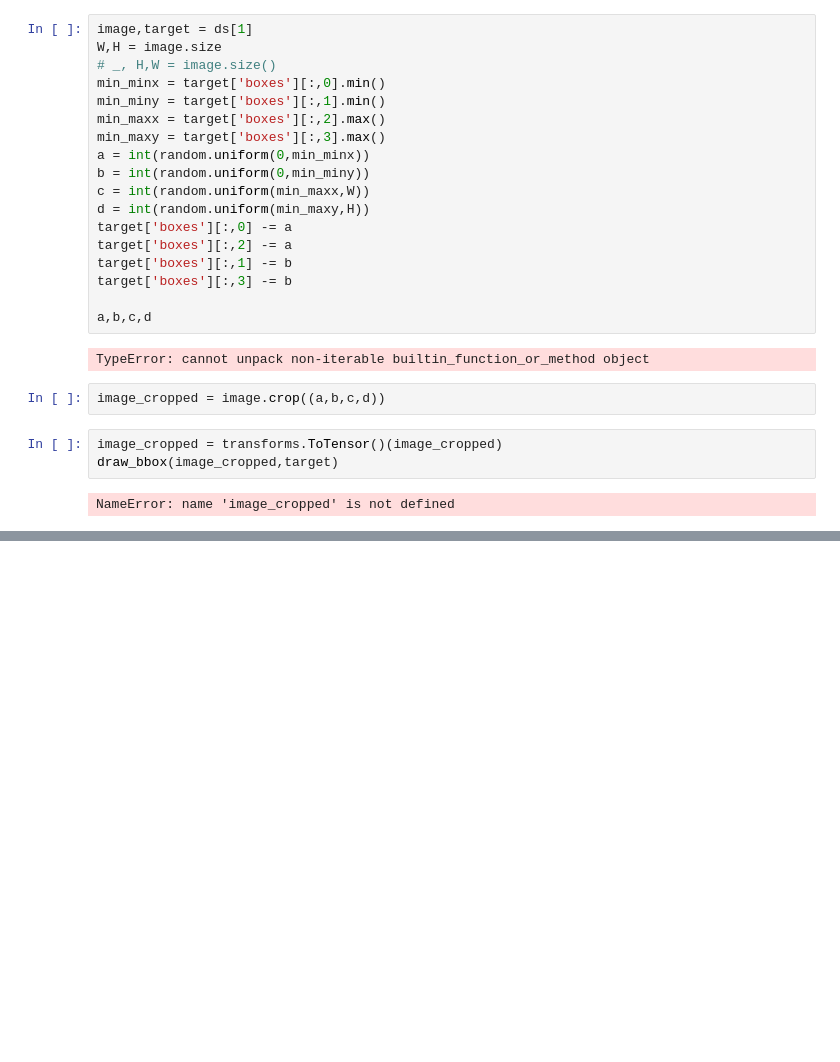
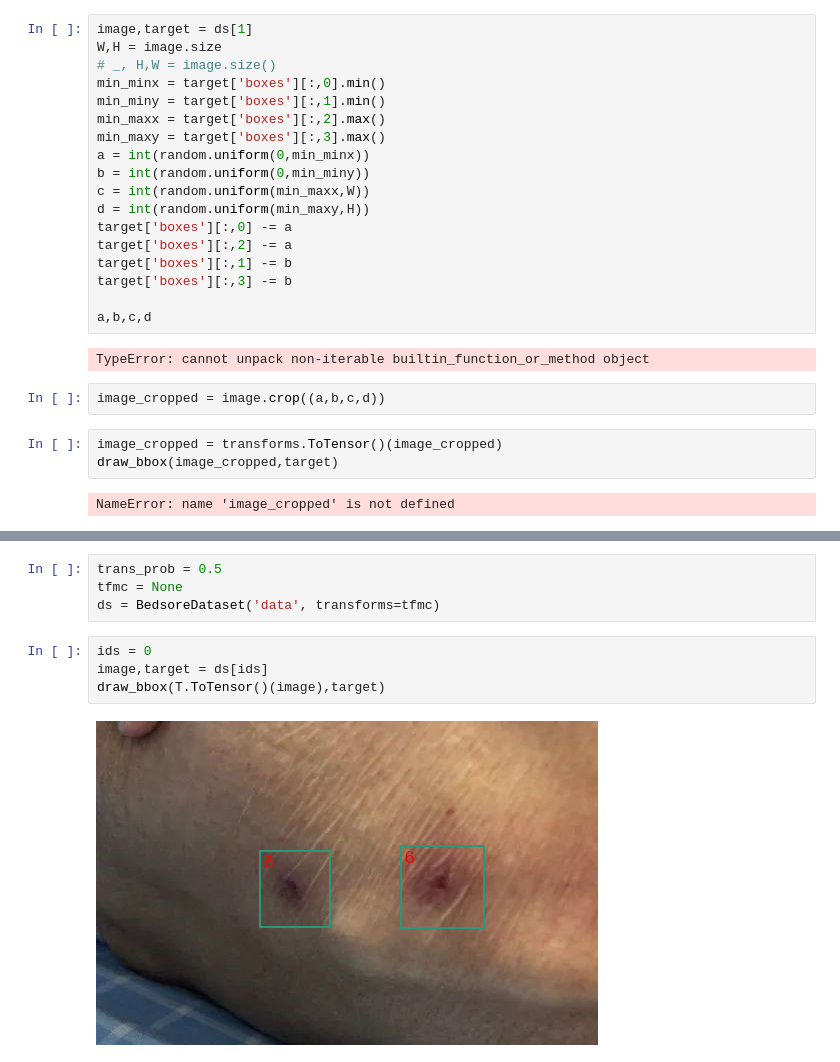
Before and after one commit to newfyu/Bedsore, a Jupyter notebook: transform开发.ipynb, the cells around one changed output, grey strips where cells are left out. Drawn from its saved outputs; the diff is of its cells as text; blank space fills up the shorter version.

```diff
--- a/transform开发.ipynb
+++ b/transform开发.ipynb
@@ -55,0 +68,10 @@ NameError: name 'image_cropped' is not defined
+# %%
+trans_prob = 0.5
+tfmc = None
+ds = BedsoreDataset('data', transforms=tfmc)
+# %%
+ids = 0
+image,target = ds[ids]
+draw_bbox(T.ToTensor()(image),target)
+# %% [output]
+[figure, added]
```
Also changed, not shown: parts of 5 cells of this notebook, 4 other files.
